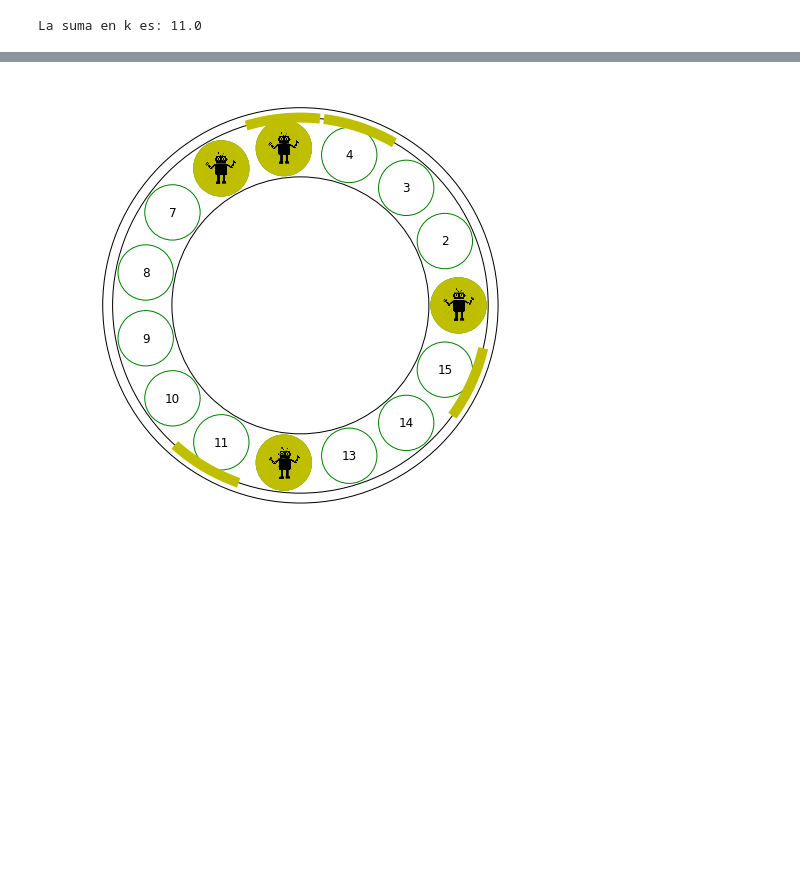
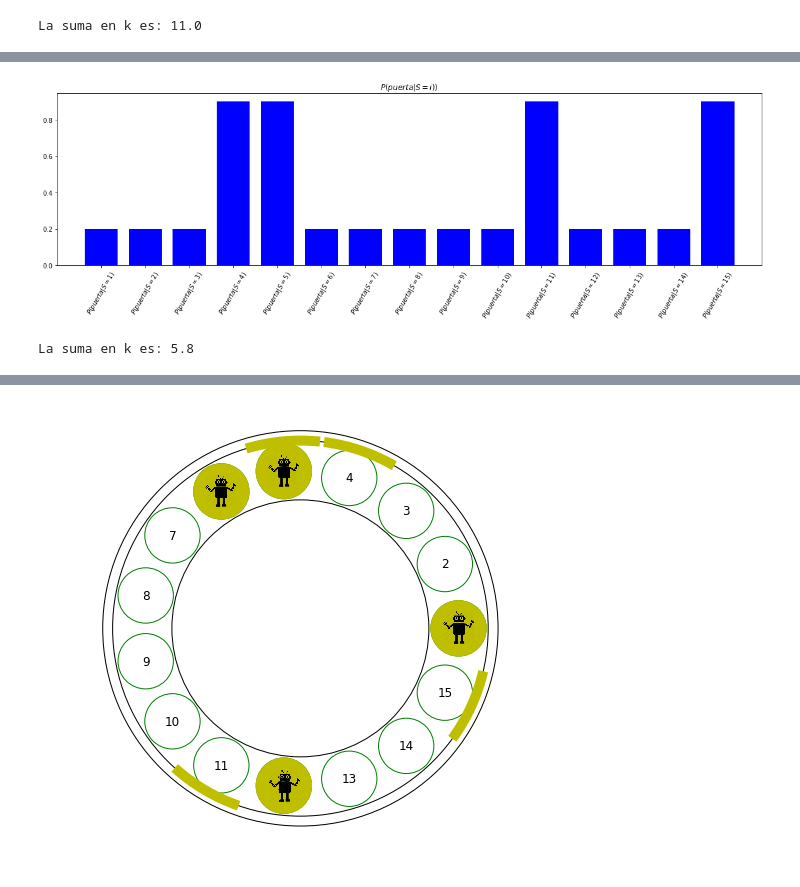
Before and after one commit to lab-ml-itba/Intro-Probabilidad, a Jupyter notebook: Localizacion.ipynb, the cells around one changed output, grey strips where cells are left out. Cells and saved outputs as stored; diff of their text form; code cells hidden in the pictures; blank space fills up the shorter version.

```diff
--- a/Localizacion.ipynb
+++ b/Localizacion.ipynb
@@ -224,0 +272,11 @@ La suma en k es: 11.0
+# %%
+# Esta frente a una puerta
+P_puerta_estando_en_puerta = 0.9
+P_pared_estando_en_puerta = 0.2
+likelihood_puerta_error = np.ones(N)*P_pared_estando_en_puerta
+likelihood_puerta_error[doors-1] = P_puerta_estando_en_puerta
+plot_bar_chart(likelihood_puerta_error, title="$P(puerta|S=i))$",index_str='$P(puerta|S=%s)$')
+print('La suma en k es:',likelihood_puerta_error.sum())
+# %% [output]
+[figure, added]
+La suma en k es: 5.8
```
Also changed, not shown: parts of 41 cells of this notebook, 2 other files.
